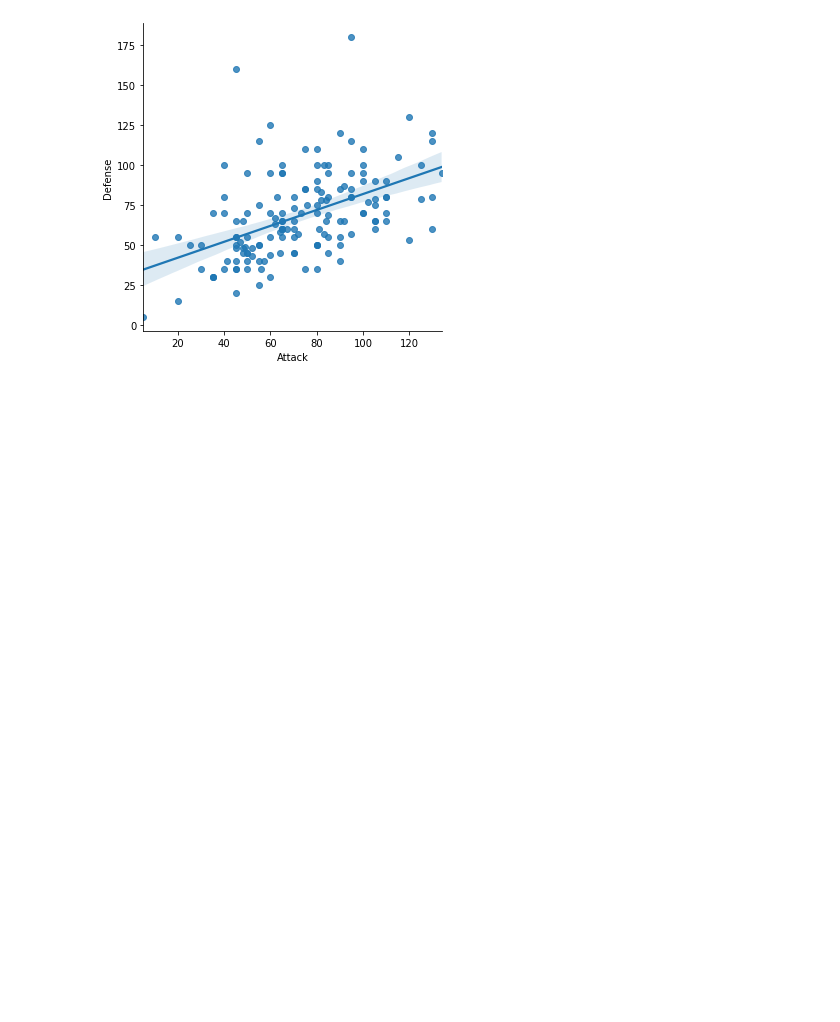
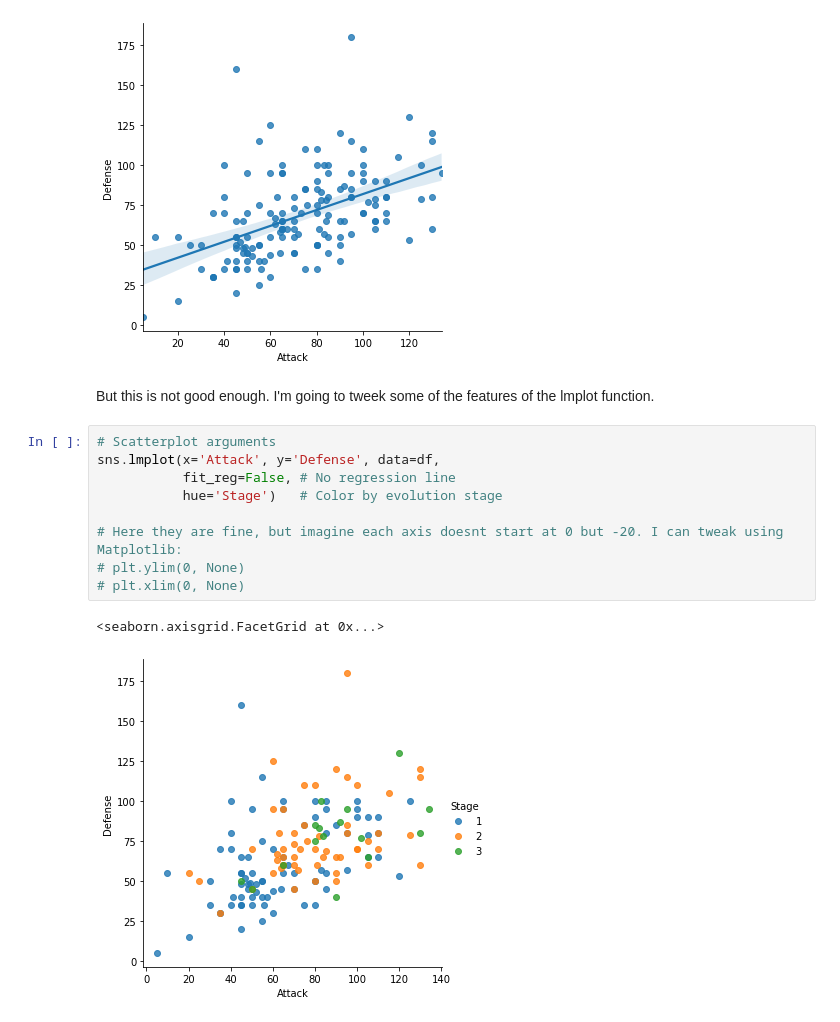
Before and after one commit to miguestepa/seaborn-pokemon, a Jupyter notebook: seaborn-pokemon.ipynb, the cells around one changed output. Saved outputs shown, nothing was run; the diff lists cells and outputs as text; blank space fills up the shorter version.

```diff
--- a/seaborn-pokemon.ipynb
+++ b/seaborn-pokemon.ipynb
@@ -42,3 +42,17 @@ sns.lmplot(x='Attack', y='Defense', data=df)
 # %% [output]
 <seaborn.axisgrid.FacetGrid at 0x...>
 [figure]
+# %% [markdown]
+But this is not good enough. I'm going to tweek some of the features of the lmplot function.
+# %%
+# Scatterplot arguments
+sns.lmplot(x='Attack', y='Defense', data=df,
+           fit_reg=False, # No regression line
+           hue='Stage')   # Color by evolution stage
+
+# Here they are fine, but imagine each axis doesnt start at 0 but -20. I can tweak using Matplotlib:
+# plt.ylim(0, None)
+# plt.xlim(0, None)
+# %% [output]
+<seaborn.axisgrid.FacetGrid at 0x...>
+[figure, added]
```
Also changed, not shown: parts of 5 cells of this notebook.
